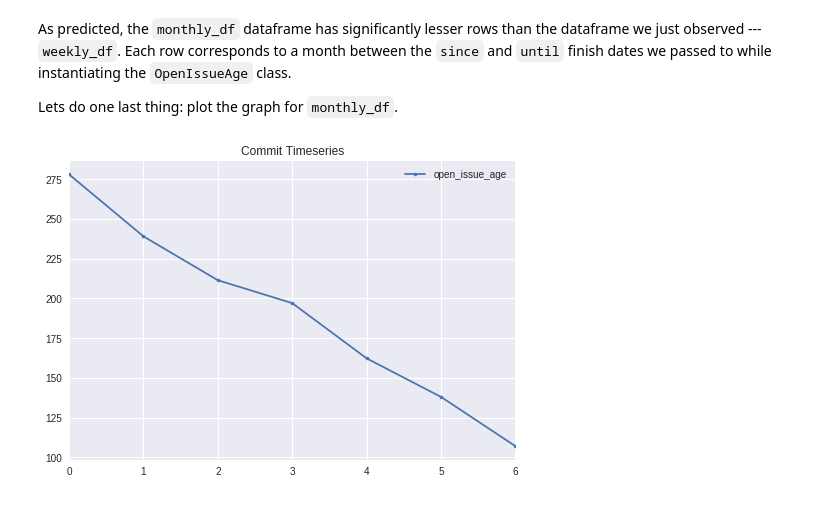
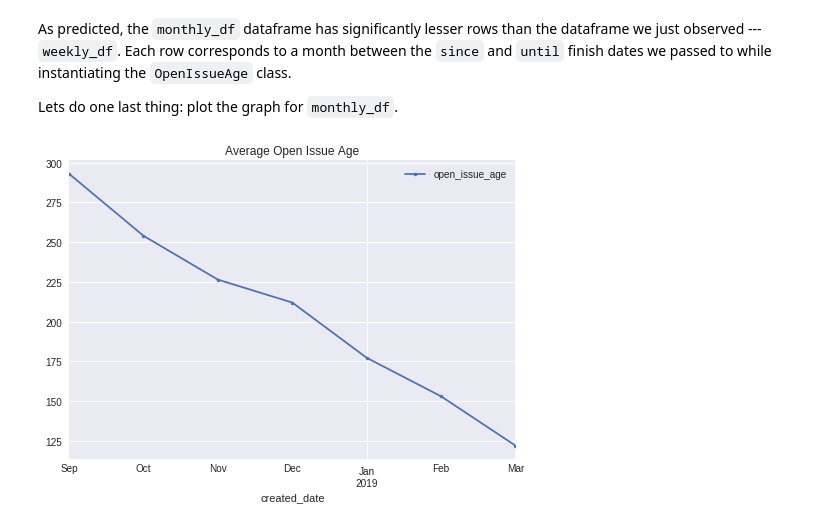
Before and after one commit to chaoss/wg-evolution, a Jupyter notebook: implementations/notebooks_df/open_issue_age.ipynb, the cells around one changed output. Drawn from its saved outputs; the diff is of its cells as text; code cells hidden in the pictures.

```diff
--- a/implementations/notebooks_df/open_issue_age.ipynb
+++ b/implementations/notebooks_df/open_issue_age.ipynb
@@ -156 +118,5 @@ items = utils.read_JSON_file('../issues.json')
+# %%
+items = utils.read_json_file('../issues.json')
+
+items = [item for item in items if 'pull_request' not in item['data']]
 # %% [markdown]
@@ -215,7 +182,7 @@ The lows in the graph above mean that either no issues were created that week, o
 # %% [markdown]
 Lets try and do the same thing, but this time, we'll do it on a monthy basis.
 # %%
-monthly_df = open_issue_age_interval.compute_timeseries("month")
+monthly_df = open_issue_age_interval.time_series('M')
 # %%
 monthly_df
 # %% [output]
@@ -234,6 +202,6 @@ Lets do one last thing: plot the graph for `monthly_df`.
 # %%
 plt.style.use('seaborn')
 monthly_df.plot(y='open_issue_age', use_index=True, marker='.')
-plt.title("Commit Timeseries");
+plt.title("Average Open Issue Age");
 # %% [output]
-[figure, old version]
+[figure, new version]
```
Also changed, not shown: parts of 14 cells of this notebook, 1 other file.
